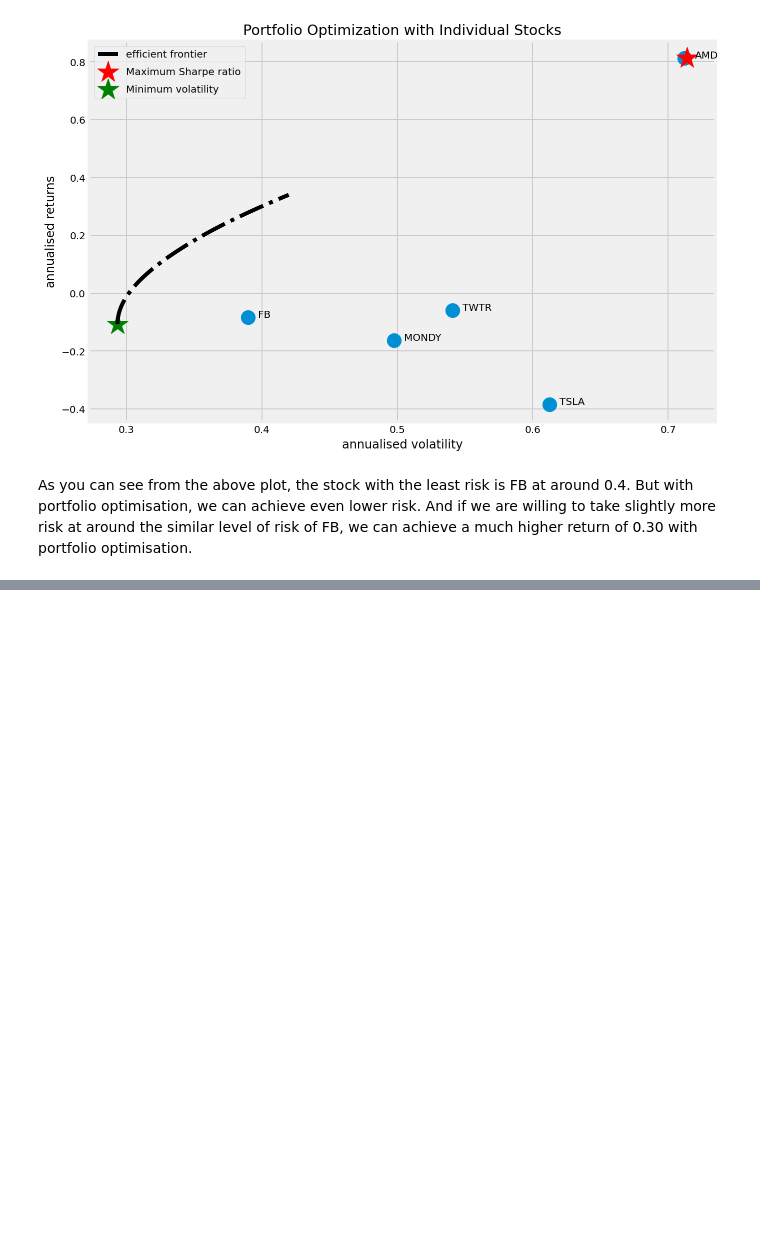
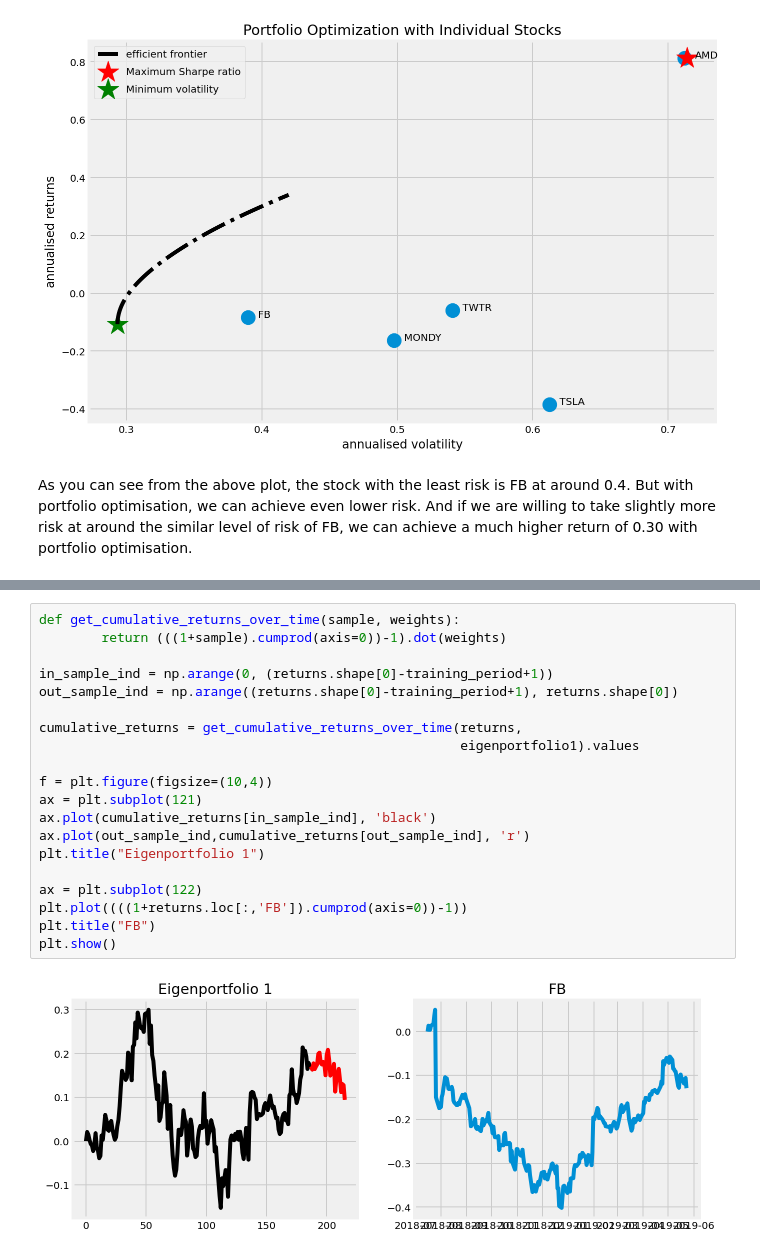
Before and after one commit to OleBo/Stock-Prediction-Models, a Jupyter notebook: simulation/portfolio-optimization.ipynb, the cells around one changed output, grey strips where cells are left out. Saved outputs shown, nothing was run; the diff lists cells and outputs as text; blank space fills up the shorter version.

```diff
--- a/simulation/portfolio-optimization.ipynb
+++ b/simulation/portfolio-optimization.ipynb
@@ -423,0 +542,22 @@ As you can see from the above plot, the stock with the least risk is FB at aroun
+# %%
+def get_cumulative_returns_over_time(sample, weights):
+        return (((1+sample).cumprod(axis=0))-1).dot(weights)
+
+in_sample_ind = np.arange(0, (returns.shape[0]-training_period+1))
+out_sample_ind = np.arange((returns.shape[0]-training_period+1), returns.shape[0])
+
+cumulative_returns = get_cumulative_returns_over_time(returns,
+                                                      eigenportfolio1).values
+
+f = plt.figure(figsize=(10,4))
+ax = plt.subplot(121)
+ax.plot(cumulative_returns[in_sample_ind], 'black')
+ax.plot(out_sample_ind,cumulative_returns[out_sample_ind], 'r')
+plt.title("Eigenportfolio 1")
+
+ax = plt.subplot(122)
+plt.plot((((1+returns.loc[:,'FB']).cumprod(axis=0))-1))
+plt.title("FB")
+plt.show()
+# %% [output]
+[figure, added]
```
Also changed, not shown: parts of 32 cells of this notebook, 35 other files.
